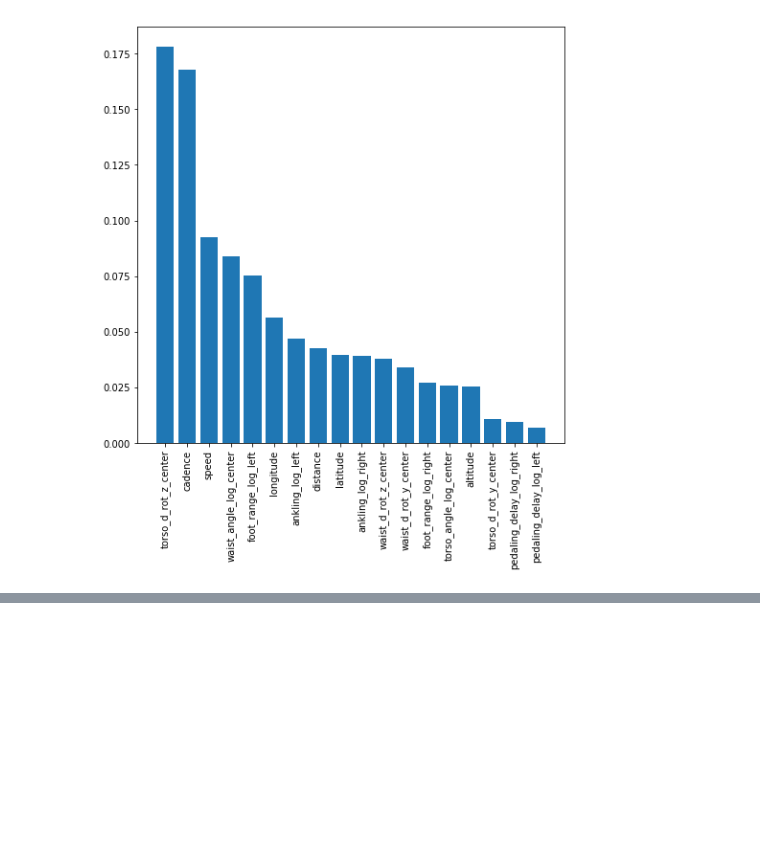
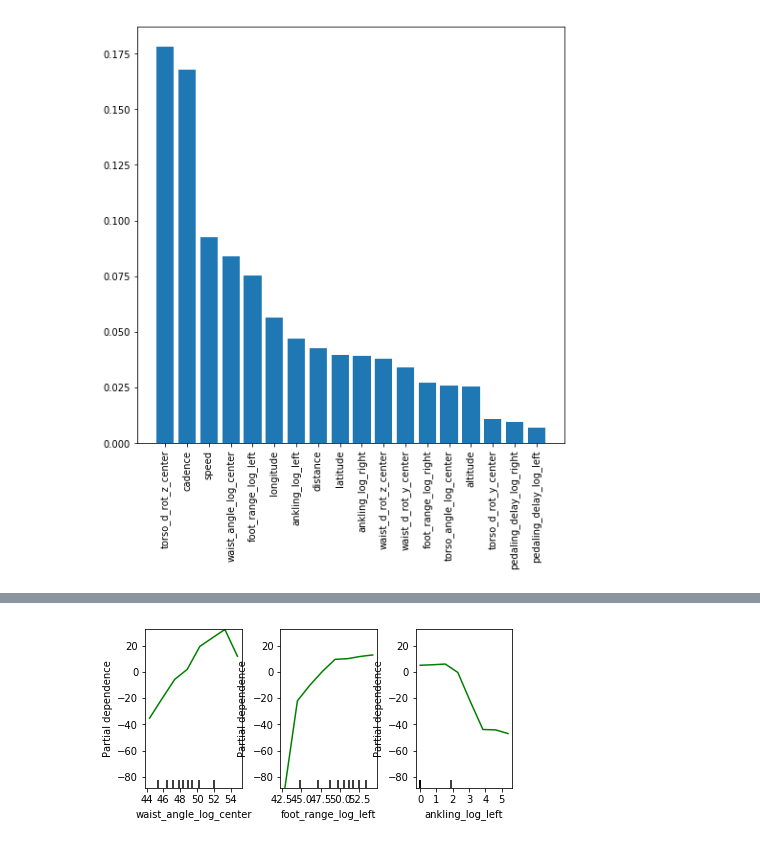
Before and after one commit to jgphillips77/Cycling, a Jupyter notebook: ipynb/06-Trees_Forests.ipynb, the cells around one changed output, grey strips where cells are left out. Cells and saved outputs as stored; diff of their text form; code cells hidden in the pictures; blank space fills up the shorter version.

```diff
--- a/ipynb/06-Trees_Forests.ipynb
+++ b/ipynb/06-Trees_Forests.ipynb
@@ -218,0 +314,16 @@ plt.show()
+# %%
+# Next group of 3 Features
+cols_to_use = ['waist_angle_log_center', 'foot_range_log_left', 'ankling_log_left']
+dataX = data[cols_to_use]
+# Make a y based upon Power
+y = data['power']
+
+my_imputer = Imputer()
+imputed_X = my_imputer.fit_transform(dataX)
+
+gbr.fit(imputed_X, y)
+
+bike_plots = plot_partial_dependence(gbr, features=[0,1,2], X=imputed_X,
+                                        feature_names=cols_to_use, grid_resolution=8)
+# %% [output]
+[figure, added]
```
Also changed, not shown: parts of 14 cells of this notebook.
